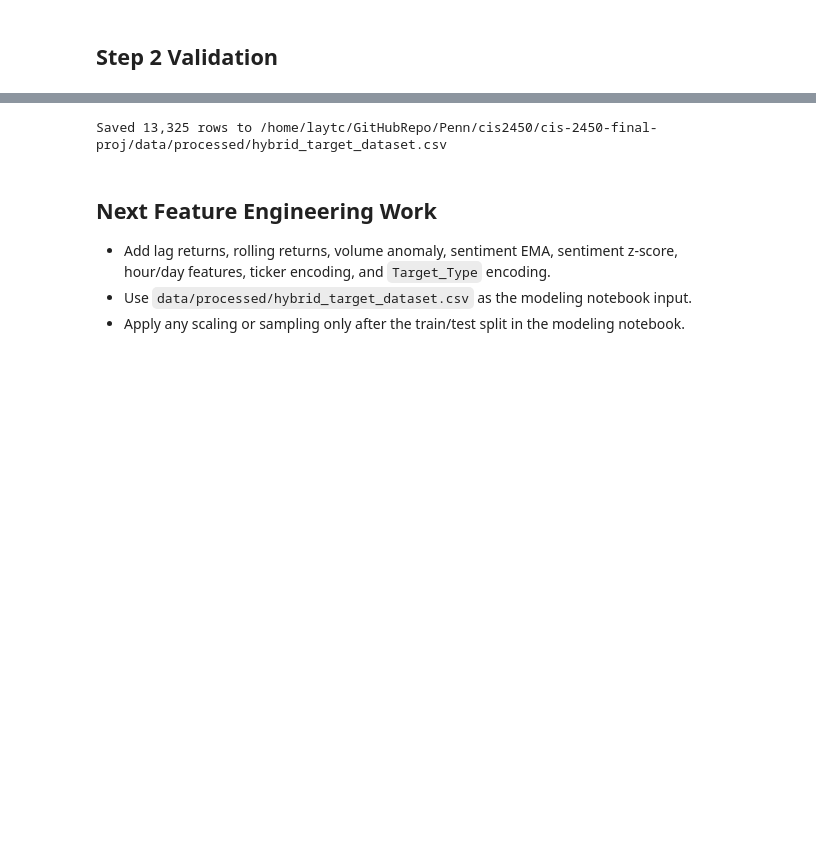
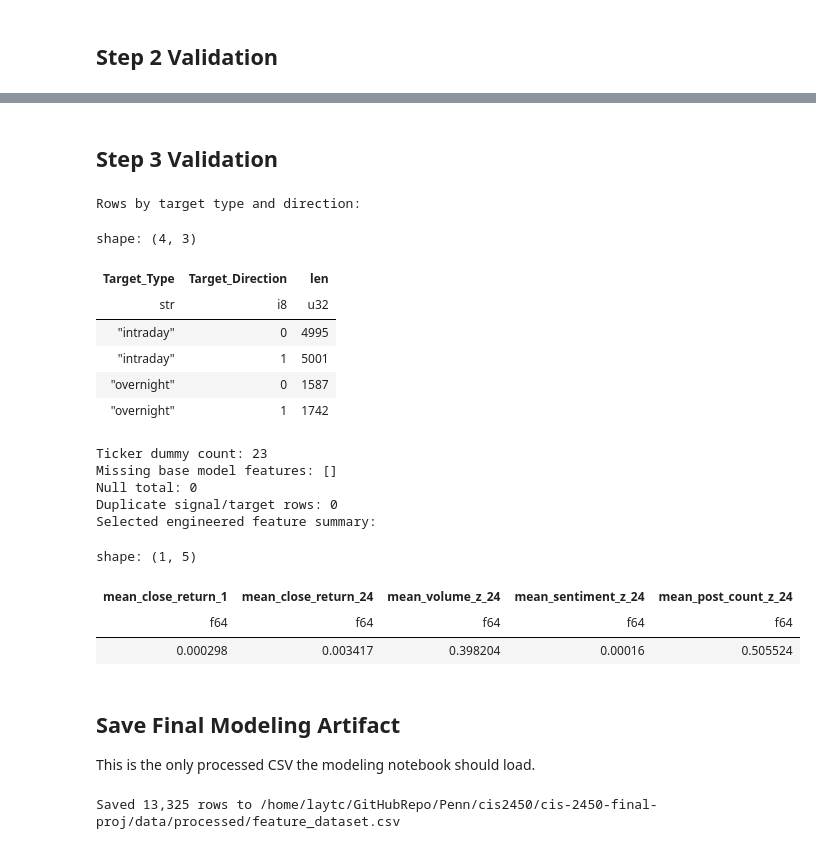
Before and after one commit to DPnimo11/cis-2450-final-proj, a Jupyter notebook: notebooks/02_feature_engineering.ipynb, the cells around one changed output, grey strips where cells are left out. Cells and saved outputs as stored; diff of their text form; code cells hidden in the pictures; blank space fills up the shorter version.

```diff
--- a/notebooks/02_feature_engineering.ipynb
+++ b/notebooks/02_feature_engineering.ipynb
@@ -263,0 +232,11 @@ shape: (2, 4)
+# %%
+feature_df = build_feature_dataset(
+    hybrid_df,
+    clean_hourly_df,
+    rolling_window=ROLLING_FEATURE_WINDOW,
+)
+
+print(f"Final feature rows: {feature_df.height:,}")
+print(f"Final feature columns: {len(feature_df.columns):,}")
+print(f"Base model features before ticker dummies: {len(BASE_MODEL_FEATURES):,}")
+display(feature_df.head())
@@ -264,11 +255,51 @@ shape: (2, 4)
+# %% [markdown]
+## Step 3 Validation
+# %%
+ticker_dummy_cols = [col for col in feature_df.columns if col.startswith("Ticker_")]
+missing_base_features = [col for col in BASE_MODEL_FEATURES if col not in feature_df.columns]
+
+print("Rows by target type and direction:")
+display(feature_df.group_by(["Target_Type", "Target_Direction"]).len().sort(["Target_Type", "Target_Direction"]))
+
+print("Ticker dummy count:", len(ticker_dummy_cols))
+print("Missing base model features:", missing_base_features)
+print("Null total:", feature_df.null_count().sum_horizontal().item())
+print("Duplicate signal/target rows:", feature_df.height - feature_df.select(["Ticker", "Timestamp", "Target_Type", "Target_Timestamp"]).unique().height)
+
+print("Selected engineered feature summary:")
+display(
+    feature_df.select([
+        pl.col("Close_Return_1").mean().alias("mean_close_return_1"),
+        pl.col("Close_Return_24").mean().alias("mean_close_return_24"),
+        pl.col("Volume_Z_24").mean().alias("mean_volume_z_24"),
+        pl.col("Sentiment_Z_24").mean().alias("mean_sentiment_z_24"),
+        pl.col("Post_Count_Z_24").mean().alias("mean_post_count_z_24"),
+    ])
+)
+# %% [output]
+Rows by target type and direction:
+shape: (4, 3)
+| Target_Type | Target_Direction | len |
+| str | i8 | u32 |
+| "intraday" | 0 | 4995 |
+| "intraday" | 1 | 5001 |
+| "overnight" | 0 | 1587 |
+| "overnight" | 1 | 1742 |
+Ticker dummy count: 23
+Missing base model features: []
+Null total: 0
+Duplicate signal/target rows: 0
+Selected engineered feature summary:
+shape: (1, 5)
+| mean_close_return_1 | mean_close_return_24 | mean_volume_z_24 | mean_sentiment_z_24 | mean_post_count_z_24 |
+| f64 | f64 | f64 | f64 | f64 |
+| 0.000298 | 0.003417 | 0.398204 | 0.00016 | 0.505524 |
+# %% [markdown]
+## Save Final Modeling Artifact
+
+This is the only processed CSV the modeling notebook should load.
 # %%
-hybrid_df.write_csv(HYBRID_TARGET_DATASET_PATH)
-print(f"Saved {hybrid_df.height:,} rows to {HYBRID_TARGET_DATASET_PATH}")
+feature_df.write_csv(FEATURE_DATASET_PATH)
+print(f"Saved {feature_df.height:,} rows to {FEATURE_DATASET_PATH}")
 # %% [output]
-Saved 13,325 rows to /home/laytc/GitHubRepo/Penn/cis2450/cis-2450-final-proj/data/processed/hybrid_target_dataset.csv
+Saved 13,325 rows to /home/laytc/GitHubRepo/Penn/cis2450/cis-2450-final-proj/data/processed/feature_dataset.csv
-# %% [markdown]
-## Next Feature Engineering Work
-
-- Add lag returns, rolling returns, volume anomaly, sentiment EMA, sentiment z-score, hour/day features, ticker encoding, and `Target_Type` encoding.
-- Use `data/processed/hybrid_target_dataset.csv` as the modeling notebook input.
-- Apply any scaling or sampling only after the train/test split in the modeling notebook.
```
Also changed, not shown: parts of 12 cells of this notebook, 5 other files.
